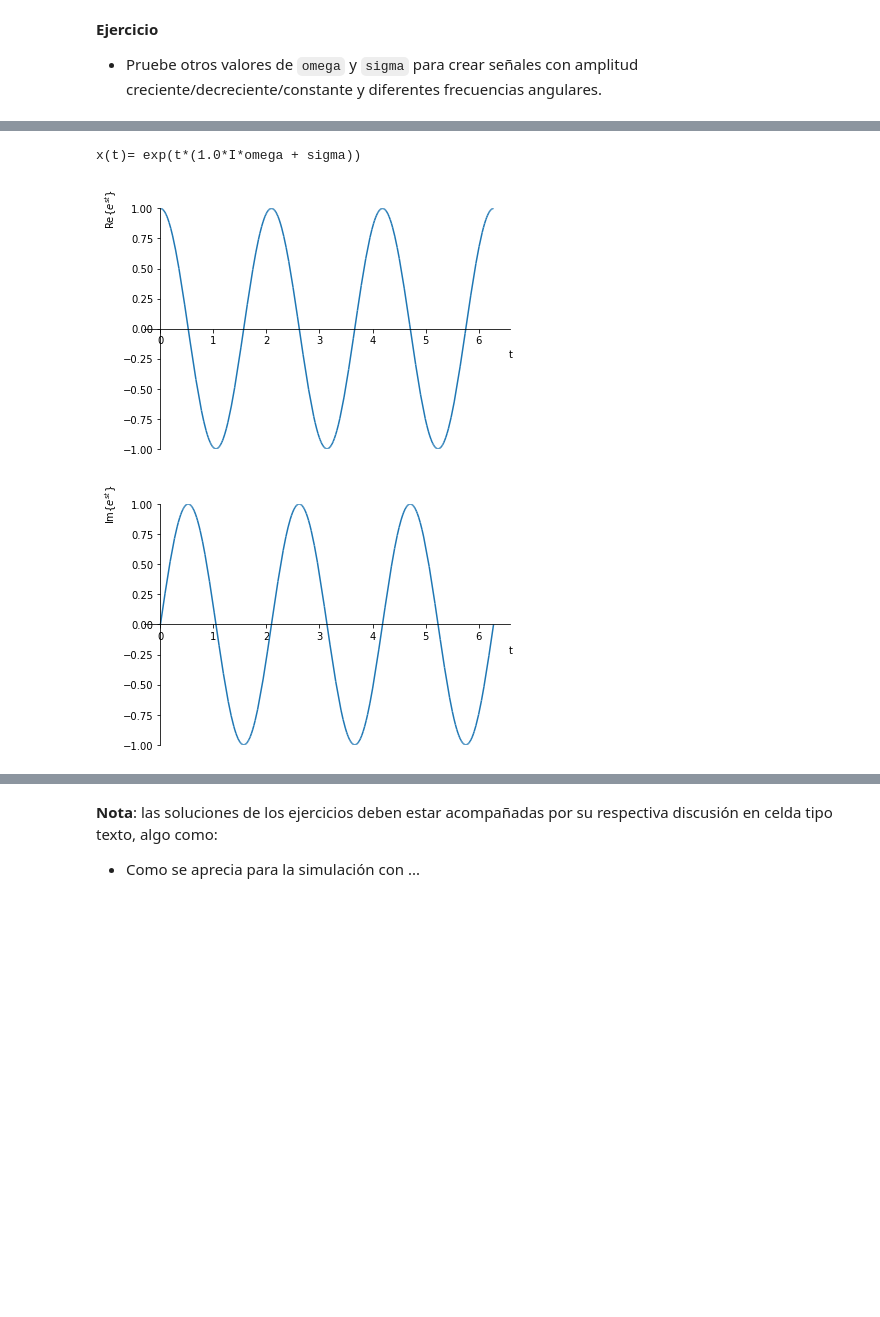
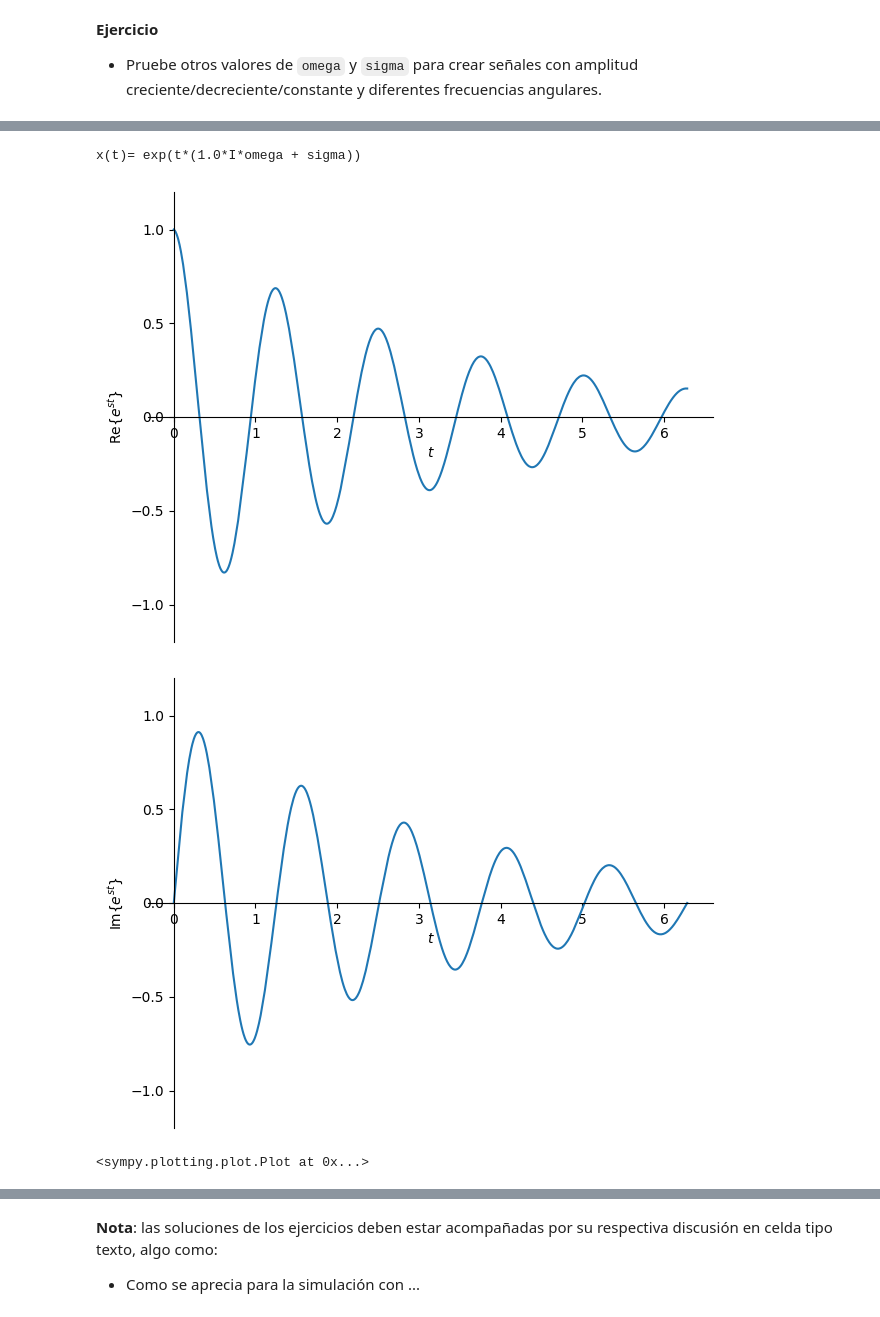
Before and after one commit to juacardonahe/NotebooksS_S, a Jupyter notebook: 1_IntroduccionSys/ 2_S_estandar.ipynb, the cells around one changed output, grey strips where cells are left out. Saved outputs shown, nothing was run; the diff lists cells and outputs as text; code cells hidden in the pictures; blank space fills up the shorter version.

```diff
--- a/1_IntroduccionSys/ 2_S_estandar.ipynb
+++ b/1_IntroduccionSys/ 2_S_estandar.ipynb
@@ -88,11 +119,12 @@ x(t)= exp(t*(1.0*I*omega + sigma))
 # %%
-#ejemplo constante sigma = 0
-y = x.subs({omega: 3, sigma : 0})
+#Amplitud Decreciente
+y = x.subs({omega: 5, sigma : -0.3}) #sustituir variables omega y sigma por valores numéricos
 print(r'x(t)=',x)
-
-sym.plot(sym.re(y), (t, 0, 2*sym.pi), ylabel=r'Re{$e^{st}$}',ylim=[-1,1]) #r' indica al interprete una variable tipo string
-sym.plot(sym.im(y), (t, 0, 2*sym.pi), ylabel=r'Im{$e^{st}$}',ylim=[-1,1]);
+#se gráfica desde el paquete plot de sympy por ser objetos de variable simbólica
+sym.plot(sym.re(y), (t, 0, 2*sym.pi), ylabel=r'Re{$e^{st}$}',ylim=[-1.2,1.2])
+sym.plot(sym.im(y), (t, 0, 2*sym.pi), ylabel=r'Im{$e^{st}$}',ylim=[-1.2,1.2])
 # %% [output]
 x(t)= exp(t*(1.0*I*omega + sigma))
-[figure, old version]
+[figure, new version]
-[figure, old version]
+[figure, new version]
+<sympy.plotting.plot.Plot at 0x...>
```
Also changed, not shown: parts of 18 cells of this notebook.
